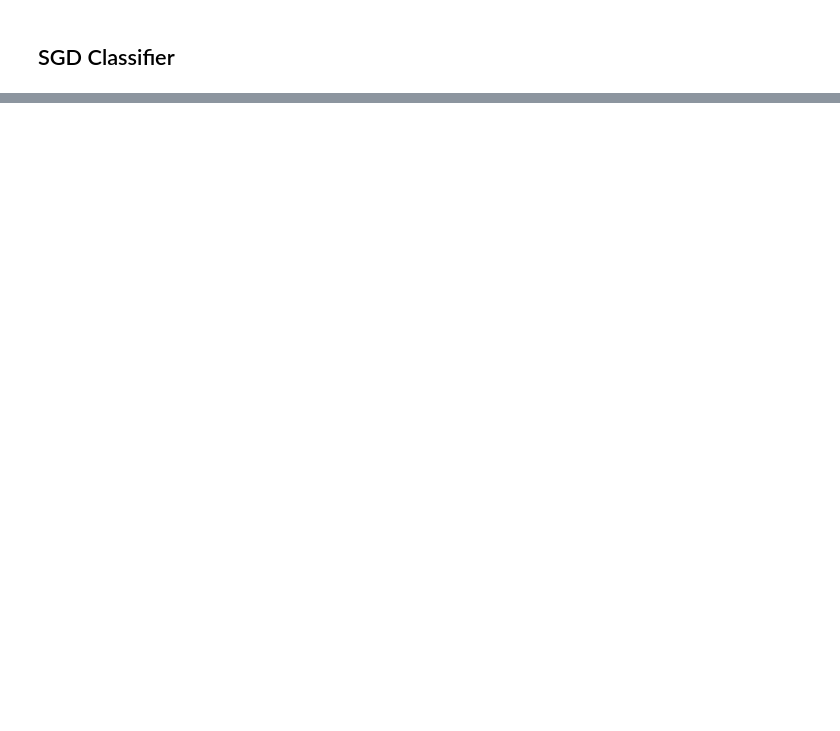
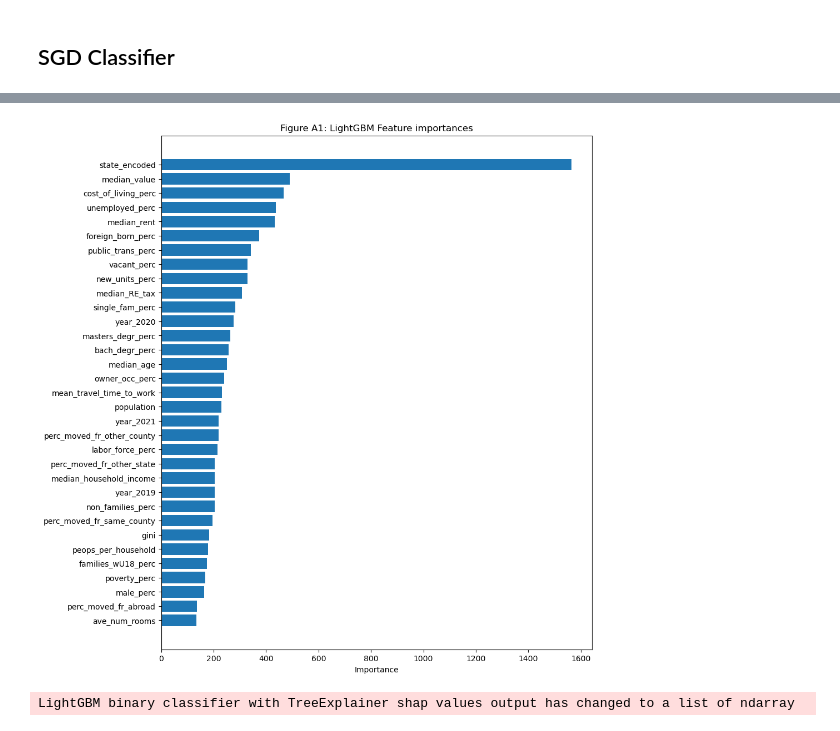
Before and after one commit to mexiliang/milestone696, a Jupyter notebook: s4_models_classification.ipynb, the cells around one changed output, grey strips where cells are left out. Cells and saved outputs as stored; diff of their text form; code cells hidden in the pictures; blank space fills up the shorter version.

```diff
--- a/s4_models_classification.ipynb
+++ b/s4_models_classification.ipynb
@@ -175,0 +492,18 @@ Accuracy: 71.79%
+# %%
+# redo light GBM witth best parameters
+Xtrn, Xtst, ytrn, ytst = Xb_train, Xb_test, yb_train, yb_test   # A: no categorical, B: yes categorical
+
+
+# Best parameters found:
+# {'learning_rate': 0.1, 'max_depth': 10, 'n_estimators': 100, 'num_leaves': 100, 'objective': 'binary', 'random_state': 42}
+params = {
+    'random_state': [42],
+    'objective': ['binary'],        # default=None, but binary
+    'num_leaves': [100],             # default = 31
+    'learning_rate': [0.1],        # default=0.1
+    'max_depth': [10],               # def = -1
+    'n_estimators': [100],        # def = 100
+}
+clf = lgb.LGBMClassifier()
+grid_search = GridSearchCV(clf, params, cv=kf, scoring=scoring, return_train_score=True, verbose=0)
+print('parameter combinations:', count_combinations(params))
@@ -175,0 +512,6 @@ Accuracy: 71.79%
+# %%
+start_time = time.time()
+grid_search.fit(Xtrn, ytrn)
+end_time = time.time()
+print(f"Total runtime: {end_time - start_time:.2f} seconds")
+print_clf_summaries(grid_search)
@@ -175,0 +536,19 @@ Accuracy: 71.79%
+# %%
+best_lgbm = grid_search.best_estimator_
+importances = best_lgbm.feature_importances_
+import matplotlib.pyplot as plt
+
+# Assuming you have a list of feature names, for example from a DataFrame
+feature_names = Xtrn.columns
+
+# Sort features based on importance
+sorted_idx = importances.argsort()
+
+plt.figure(figsize=(10, 12))
+plt.barh(range(len(sorted_idx)), importances[sorted_idx], align='center')
+plt.yticks(range(len(sorted_idx)), [feature_names[i] for i in sorted_idx])
+plt.xlabel('Importance')
+plt.title('Figure A1: LightGBM Feature importances')
+plt.show()
+# %% [output]
+[figure, added]
@@ -175,0 +557,4 @@ Accuracy: 71.79%
+# %%
+shap_values = explainer.shap_values(Xtst)
+# %% [output]
+LightGBM binary classifier with TreeExplainer shap values output has changed to a list of ndarray
```
Also changed, not shown: parts of 108 cells of this notebook, 4 other files.
